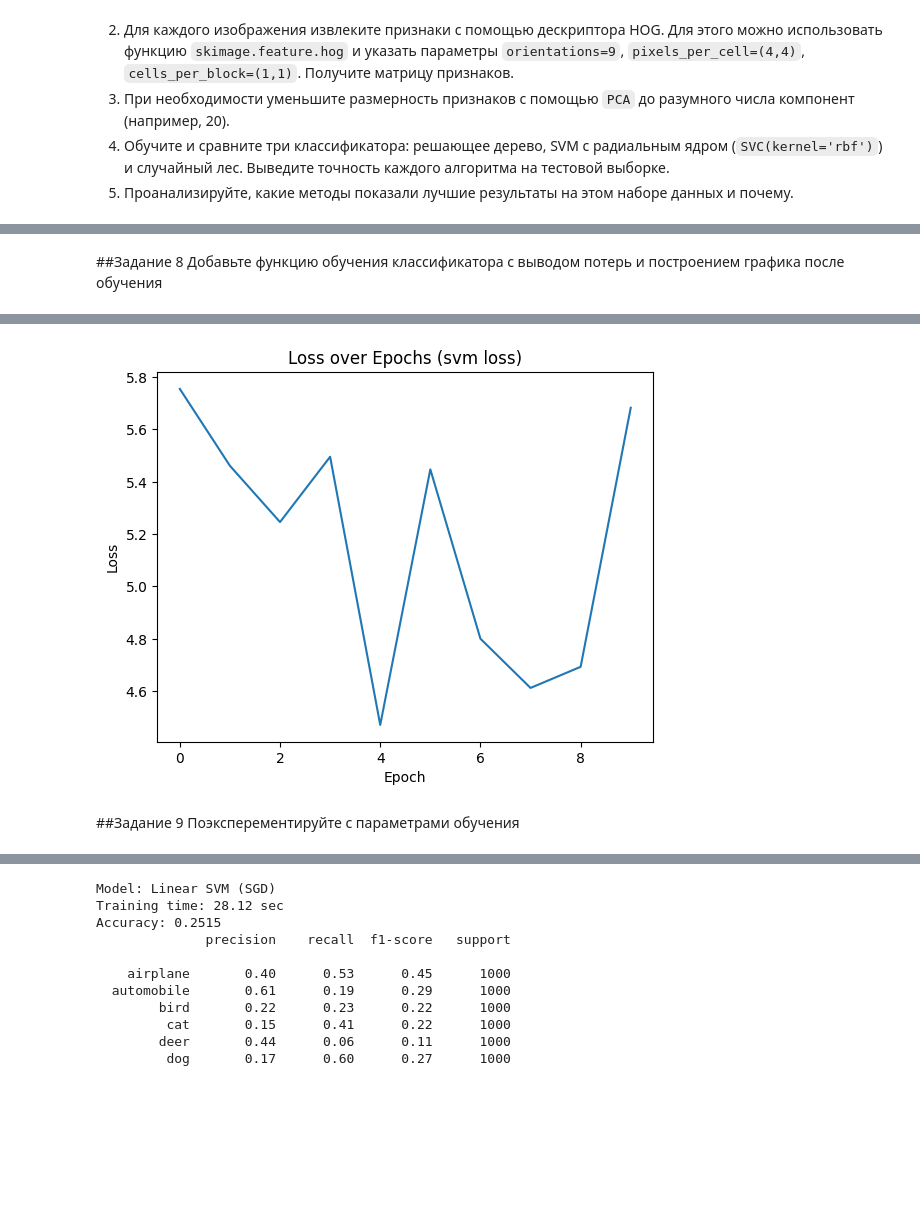
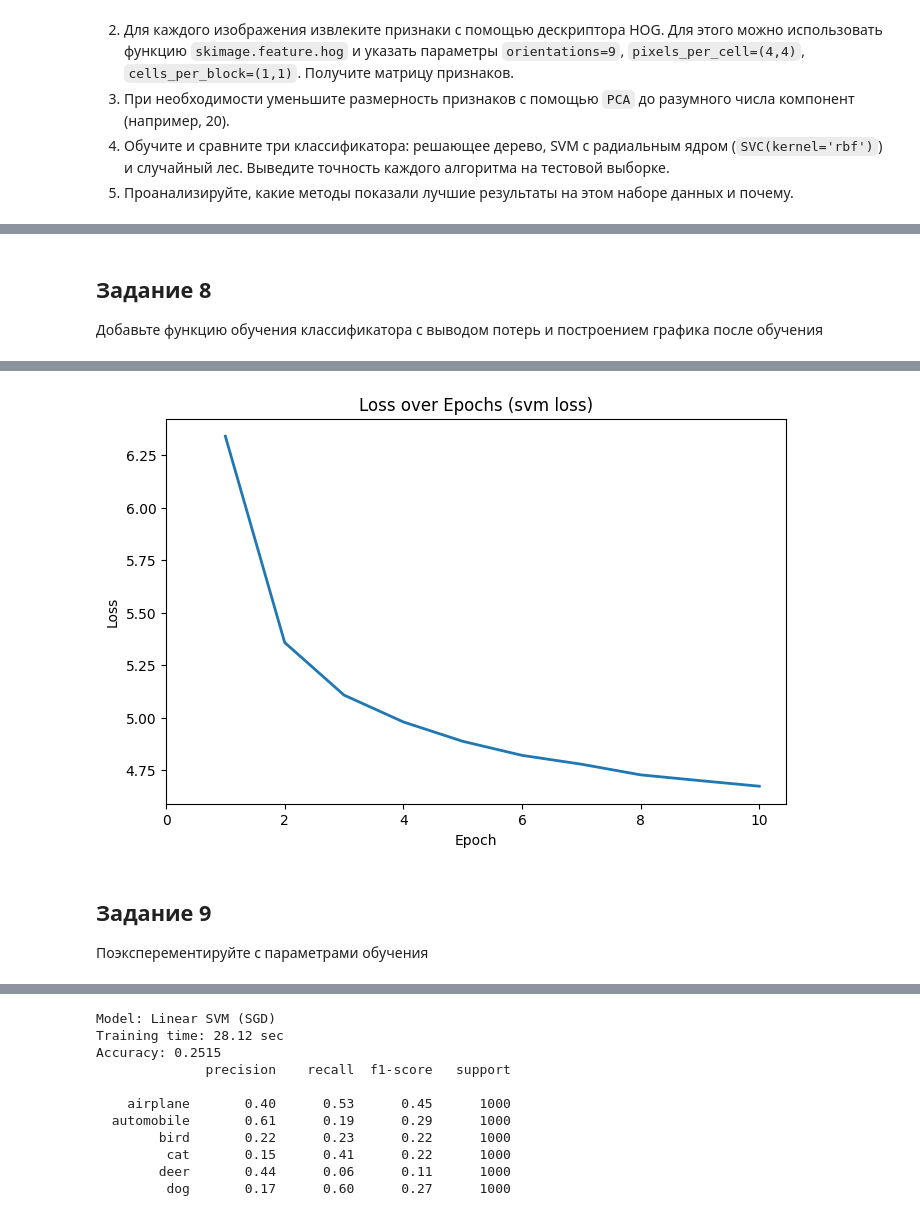
Before and after one commit to Ackrome/FU, a Jupyter notebook: Course_3/CV/Lab_3_Image_Classification_tasks.ipynb, the cells around one changed output, grey strips where cells are left out. Drawn from its saved outputs; the diff is of its cells as text; code cells hidden in the pictures; blank space fills up the shorter version.

```diff
--- a/Course_3/CV/Lab_3_Image_Classification_tasks.ipynb
+++ b/Course_3/CV/Lab_3_Image_Classification_tasks.ipynb
@@ -164,3 +276,18 @@ from tensorflow.keras.datasets import cifar10
 Реализуйте функцию softmax-loss и cross-entropy-loss
 # %%
+def softmax_loss(self, scores: np.ndarray, y: np.ndarray, reg_strength: float = 0.1) -> float:
+    """Подсчет Cross-Entropy Loss после Softmax"""
+    num_samples = scores.shape[0]
+    probs = self.get_probs(scores)
+
+    correct_probs = probs[np.arange(num_samples), y]
+
+    loss = -np.sum(np.log(correct_probs + 1e-10)) / num_samples
+    loss += 0.5 * reg_strength * np.sum(self.W * self.W)
+    return loss
+
+LinearClassifier.softmax_loss = softmax_loss
+
+loss_soft = lc.softmax_loss(scores_10, y_train_cifar[:10], reg_strength=0.1)
+print(f"Softmax loss: {loss_soft:.2f}")
 # %% [output]
@@ -228,5 +331,52 @@ Softmax loss: 2.30
 # %% [markdown]
-##Задание 8
+## Задание 8
 Добавьте функцию обучения классификатора с выводом потерь и построением графика после обучения
 # %%
+def train(self, X: np.ndarray, y: np.ndarray, learning_rate: float=1e-3,
+          reg: float=1e-5, epochs: int=10, batch_size: int=200, loss_type: str='svm'):
+    """Главный цикл обучения (Mini-Batch Gradient Descent)"""
+    num_train = X.shape[0]
+    loss_history =[]
+
+    for epoch in range(epochs):
+        indices = np.random.permutation(num_train)
+        X_shuffled = X[indices]
+        y_shuffled = y[indices]
+
+        epoch_loss = 0
+        num_batches = num_train // batch_size
+
+        for i in range(0, num_train, batch_size):
+            X_batch = X_shuffled[i : i + batch_size]
+            y_batch = y_shuffled[i : i + batch_size]
+
+            scores = self.predict(X_batch)
+
+            if loss_type == 'softmax':
+                loss = self.softmax_loss(scores, y_batch, reg)
+            else:
+                loss = self.svm_loss(scores, y_batch, reg)
+            epoch_loss += loss
+
+            dW = self.compute_gradient(X_batch, y_batch, scores, loss_type, reg)
+            self.W -= learning_rate * dW
+
+        avg_loss = epoch_loss / num_batches
+        loss_history.append(avg_loss)
+        print(f"Epoch {epoch+1}/{epochs}, Loss: {avg_loss:.4f}")
+
+    return loss_history
+
+LinearClassifier.train = train
+
+lc_svm = LinearClassifier(input_dim=X_train_flat.shape[1], num_classes=10)
+loss_hist_svm = lc_svm.train(X_train_flat, y_train_cifar, learning_rate=1e-3, reg=0.01, epochs=10, batch_size=256, loss_type='svm')
+
+plt.figure(figsize=(8, 5))
+plt.plot(range(1, 11), loss_hist_svm, linewidth=2)
+plt.title("Loss over Epochs (svm loss)")
+plt.xlabel("Epoch")
+plt.ylabel("Loss")
+plt.xticks(range(0, 11, 2))
+plt.show()
 # %% [output]
@@ -243,5 +393,5 @@ Epoch 10/10, Loss: 5.6830
-[figure, old version]
+[figure, new version]
 # %% [markdown]
-##Задание 9
+## Задание 9
 Поэксперементируйте с параметрами обучения
 # %%
```
Also changed, not shown: parts of 31 cells of this notebook, 11 other files.
